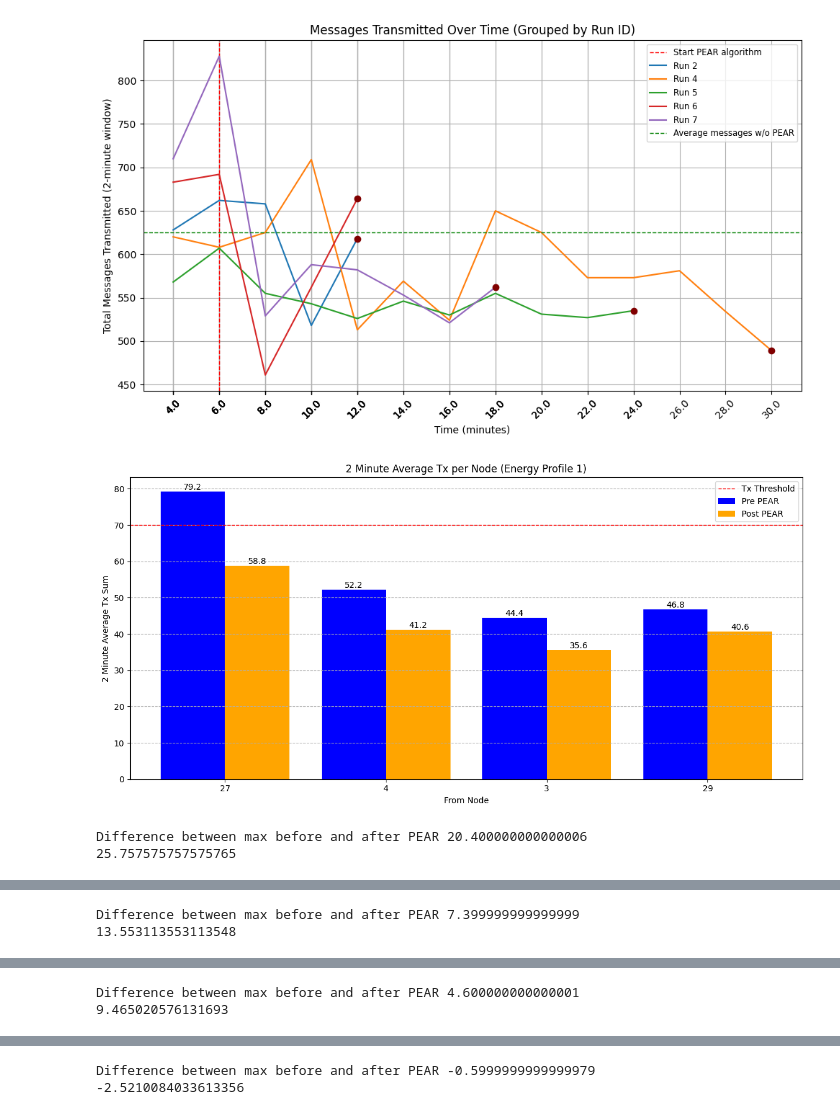
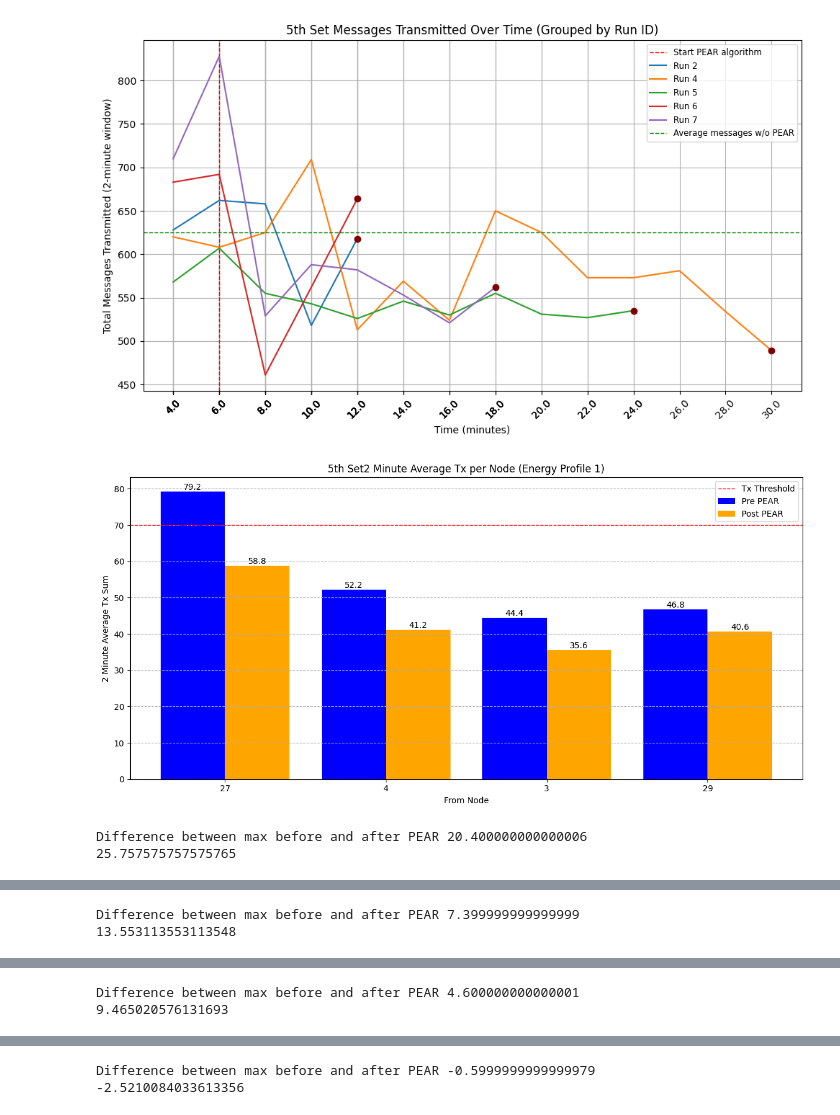
Before and after one commit to NikolajRFA/painlessPEARMesh, a Jupyter notebook: tools/graphs2.ipynb, the cells around one changed output, grey strips where cells are left out. Cells and saved outputs as stored; diff of their text form; code cells hidden in the pictures.

Commit message:
Made chart_setup api neater

```diff
--- a/tools/graphs2.ipynb
+++ b/tools/graphs2.ipynb
@@ -15,35 +15,35 @@ energy_profile_id_map_4_profile_tests = {
     3101225193: 3,
     1616231985: 4,
     3101224829: 4,
     3294674857: 4,
     2883624417: 4,
     2883613101: 5,
     3294675137: 3,
     2883639777: 4,
     3294679677: 5,
     3294675181: 3,
     2883681453: 2,
     2883619065: 3,
     3294677077: 4,
     2883632169: 4,
     3294679889: 5,
     2883627821: 1,
     2883641793: 2,
     3294680957: 1
 }
 
 energy_profile_map_5th_set = {
     0: (999, 999),
     1: (35, 30),
     2: (30, 25),
     3: (25, 20),
     4: (20, 15),
     5: (15, 10)
 }
 
-chart_setup("data/5th set", energy_profile_id_map_4_profile_tests, energy_profile_map_5th_set)
+chart_setup("data/5th set", energy_profile_id_map_4_profile_tests, energy_profile_map_5th_set, "5th Set")
 # %% [output]
-[figure, old version]
+[figure, new version]
-[figure, old version]
+[figure, new version]
 Difference between max before and after PEAR 20.400000000000006
 25.757575757575765
```
Also changed, not shown: parts of 1 cell of this notebook, 1 other file.
